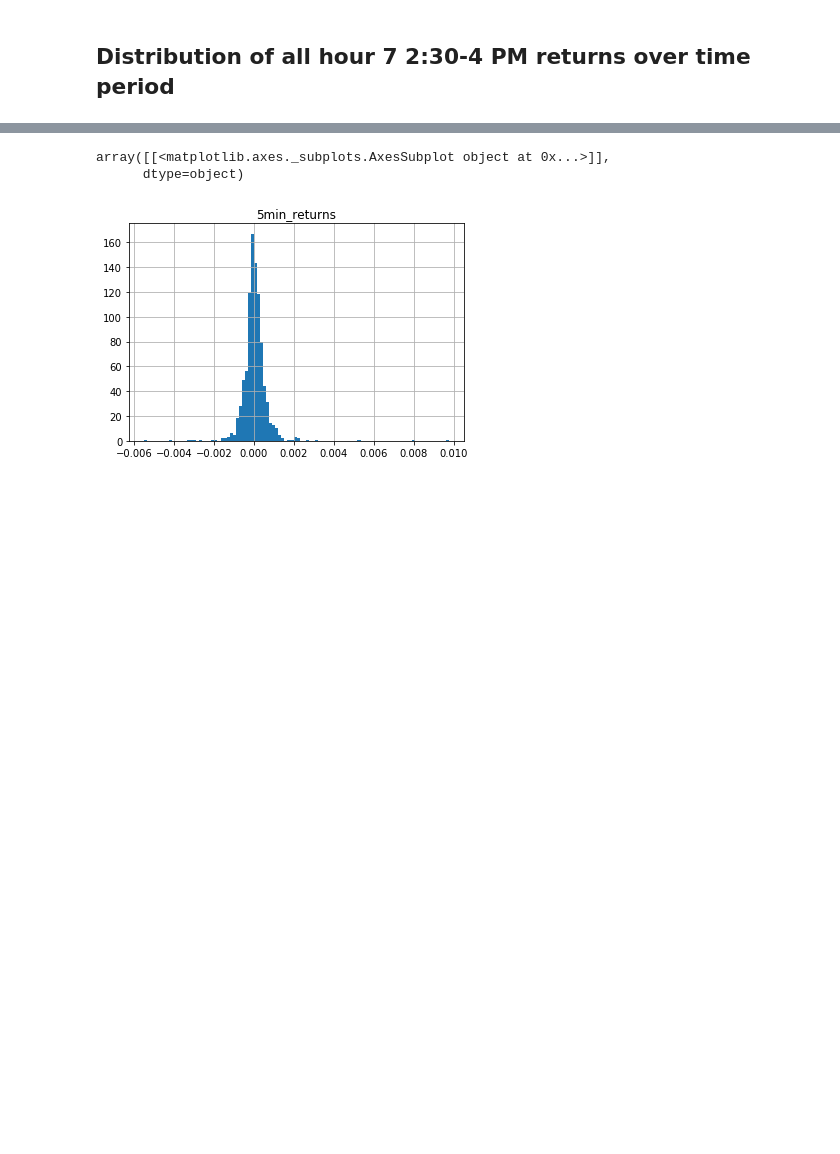
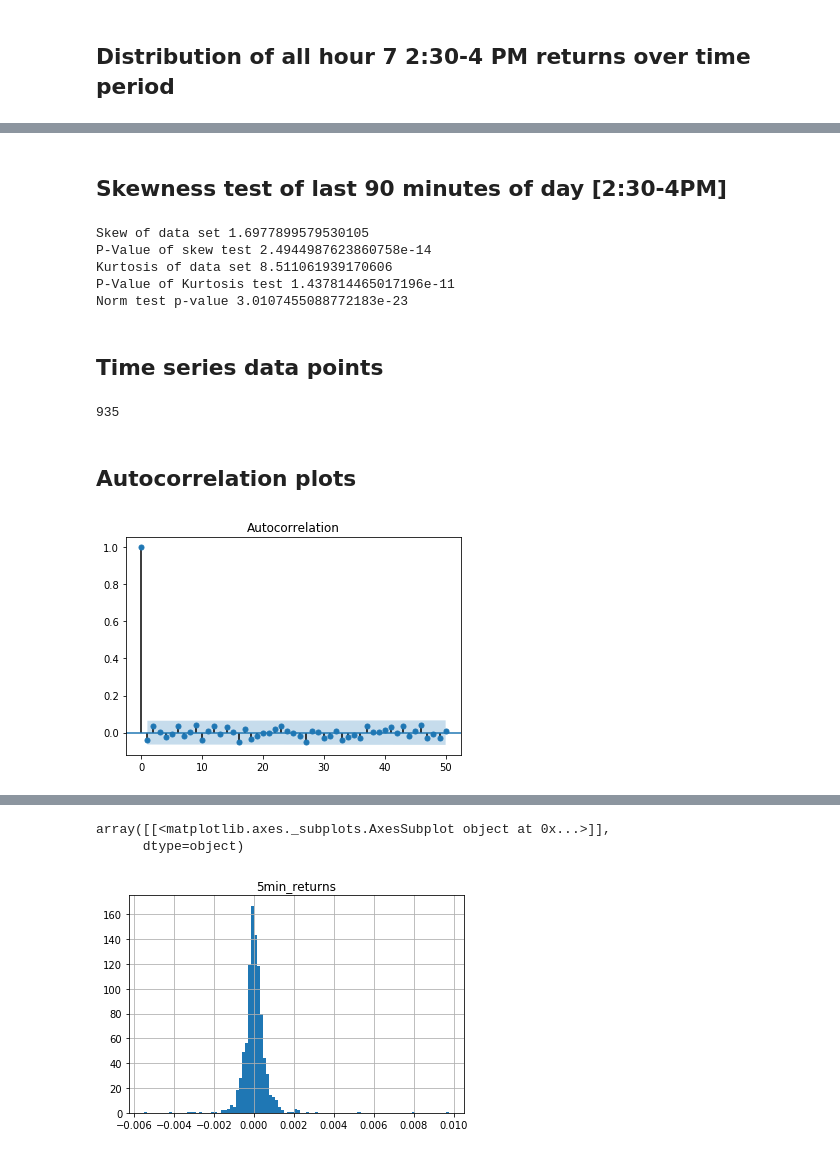
Before and after one commit to JTMachen/Project_1, a Jupyter notebook: brent-5_min_intervals.ipynb, the cells around one changed output, grey strips where cells are left out. Cells and saved outputs as stored; diff of their text form; code cells hidden in the pictures; blank space fills up the shorter version.

```diff
--- a/brent-5_min_intervals.ipynb
+++ b/brent-5_min_intervals.ipynb
@@ -291,0 +358,51 @@ pyplot.show()
+# %% [markdown]
+## Skewness test of last 90 minutes of day [2:30-4PM]
+# %%
+arr = spy_cleaned_df[spy_cleaned_df['trading_hour']==7]['5min_returns'].values
+
+
+def normality_test(arr):
+
+
+
+    arr = spy_cleaned_df[spy_cleaned_df['trading_hour']==7]['5min_returns'].values
+    skew= scs.skew(arr)
+    p_value_skew = scs.skewtest(arr)[1]
+    kurt = scs.kurtosis(arr)
+    kurt_p = scs.kurtosistest(arr)[1]
+    norm_t = scs.normaltest(arr)[1]
+
+
+
+
+
+    print(f"Skew of data set {skew}")
+    print(f"P-Value of skew test {p_value_skew}")
+    print(f"Kurtosis of data set {kurt}")
+    print(f"P-Value of Kurtosis test {kurt_p}")
+    print(f"Norm test p-value {norm_t}")
+
+normality_test(arr)
+# %% [output]
+Skew of data set 1.6977899579530105
+P-Value of skew test 2.4944987623860758e-14
+Kurtosis of data set 8.511061939170606
+P-Value of Kurtosis test 1.437814465017196e-11
+Norm test p-value 3.0107455088772183e-23
+# %% [markdown]
+## Time series data points
+# %%
+len(histogram.values)
+# %% [output]
+935
+# %% [markdown]
+## Autocorrelation plots
+# %%
+
+from matplotlib import pyplot
+from statsmodels.graphics.tsaplots import plot_acf
+
+plot_acf(histogram,lags=50)
+pyplot.show()
+# %% [output]
+[figure, added]
```
Also changed, not shown: parts of 21 cells of this notebook.
